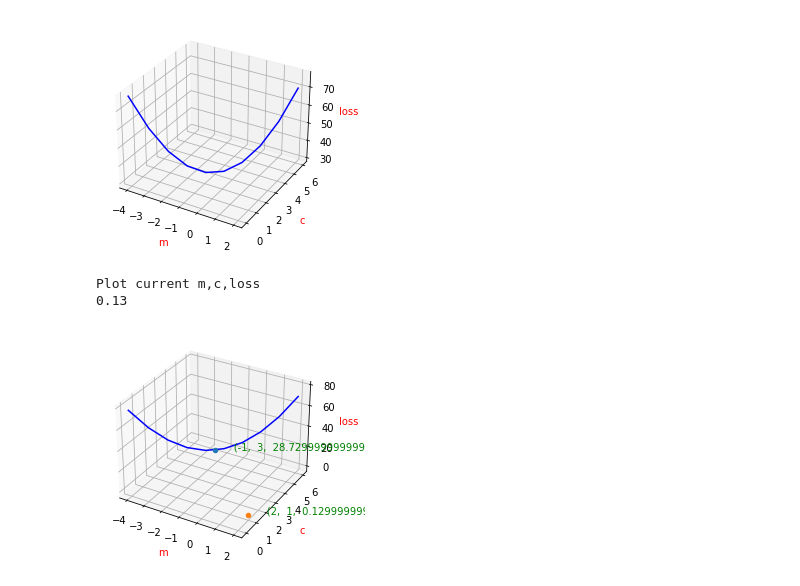
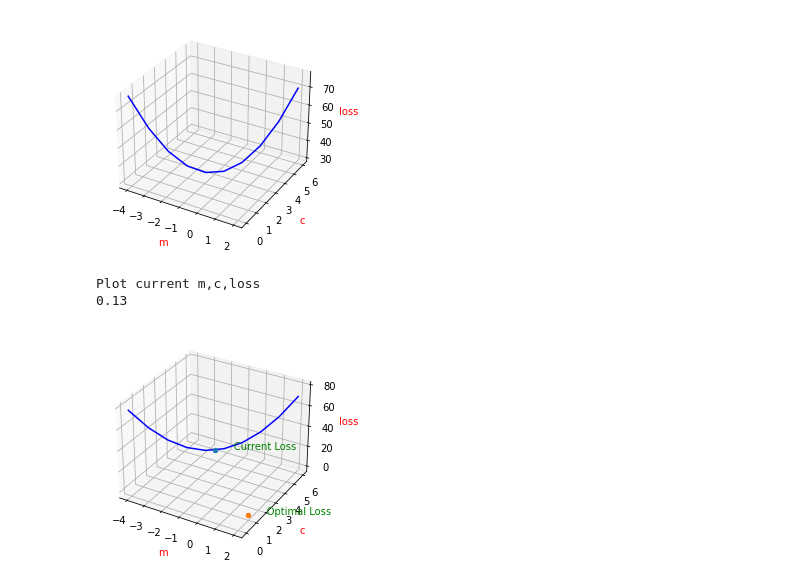
Before and after one commit to arf-themascoteers/basics, a Jupyter notebook: curve_fitting.ipynb, the cells around one changed output. Cells and saved outputs as stored; diff of their text form; code cells hidden in the pictures.

```diff
--- a/curve_fitting.ipynb
+++ b/curve_fitting.ipynb
@@ -72,19 +72,19 @@ plot_loss()
 # %%
 print("Plot current m,c,loss")
 loss = get_loss(y, y_pred)
 ax = plot_loss()
 ax.scatter3D(m,c,loss,"green")
-ax.text(m, c, loss, f"      ({m},  {c},  {loss})", color='green')
+ax.text(m, c, loss, f"      Current Loss", color='green')
 
 m = 2
 c = 1
 y_pred = m * x + c
 loss = get_loss(y, y_pred)
-ax.scatter3D(m,c,loss,"yellow")
-ax.text(m, c, loss, f"      ({m},  {c},  {loss})", color='green')
+ax.scatter3D(m,c,loss,"green")
+ax.text(m, c, loss, f"      Optimal Loss", color='green')
 
 print(f"{loss:.2f}")
 # %% [output]
 Plot current m,c,loss
 0.13
-[figure, old version]
+[figure, new version]
```
